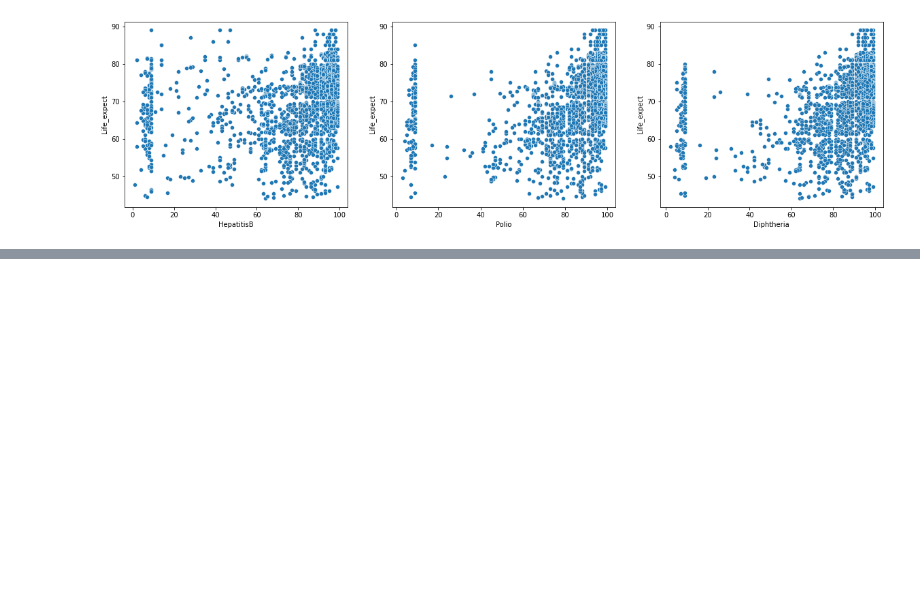
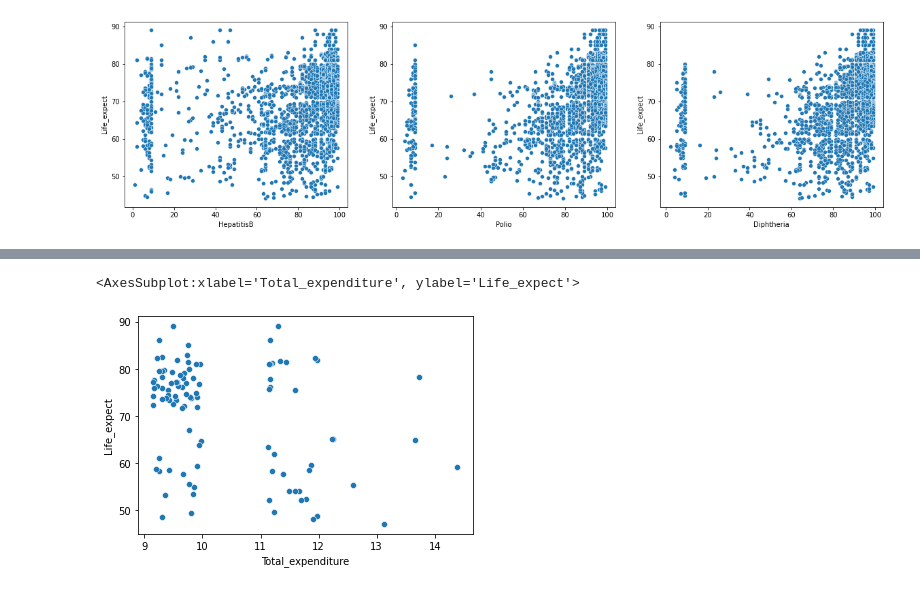
Before and after one commit to doraemon49/SDA-22-2, a Jupyter notebook: Life.ipynb, the cells around one changed output, grey strips where cells are left out. Cells and saved outputs as stored; diff of their text form; code cells hidden in the pictures; blank space fills up the shorter version.

```diff
--- a/Life.ipynb
+++ b/Life.ipynb
@@ -562,0 +660,6 @@ SpearmanrResult(correlation=0.3501635715097011, pvalue=1.8370975190526576e-69)
+# %%
+#그럼... Total_expenditure(총 정부 지출 대비 건강에 대한 일반 정부 지출 (%))의 상위 100개만 뽑아서 보자.
+test = datac.nlargest(100, 'Total_expenditure')
+print(stats.pearsonr(test["Total_expenditure"],test["Life_expect"]))
+#wowwwwww 건강에 많이 써도 기대수명에 영향을 안 준다규...?!
+test['Total_expenditure']
@@ -562,0 +680,5 @@ SpearmanrResult(correlation=0.3501635715097011, pvalue=1.8370975190526576e-69)
+# %%
+sns.scatterplot(data=test,x="Total_expenditure",y="Life_expect")
+# %% [output]
+<AxesSubplot:xlabel='Total_expenditure', ylabel='Life_expect'>
+[figure, added]
```
Also changed, not shown: parts of 14 cells of this notebook, 3 other files.
